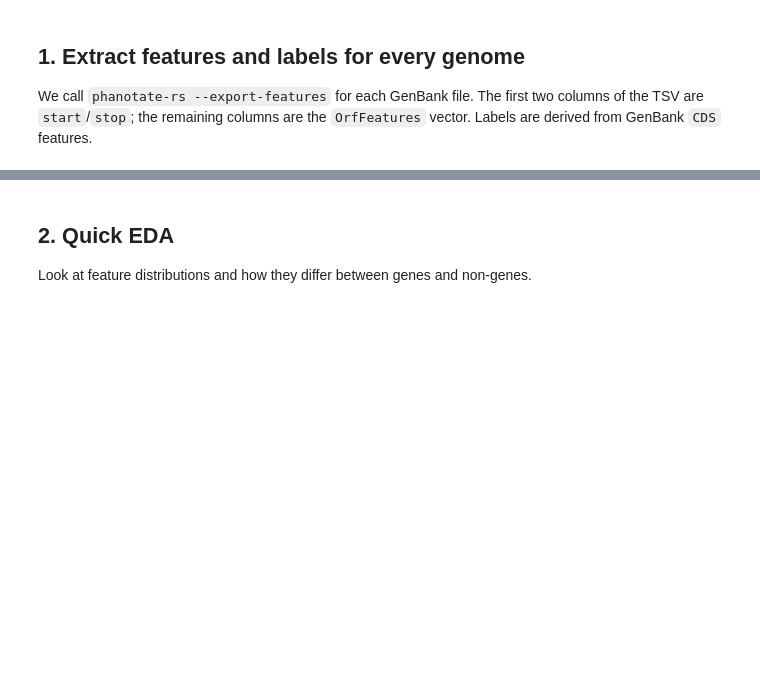
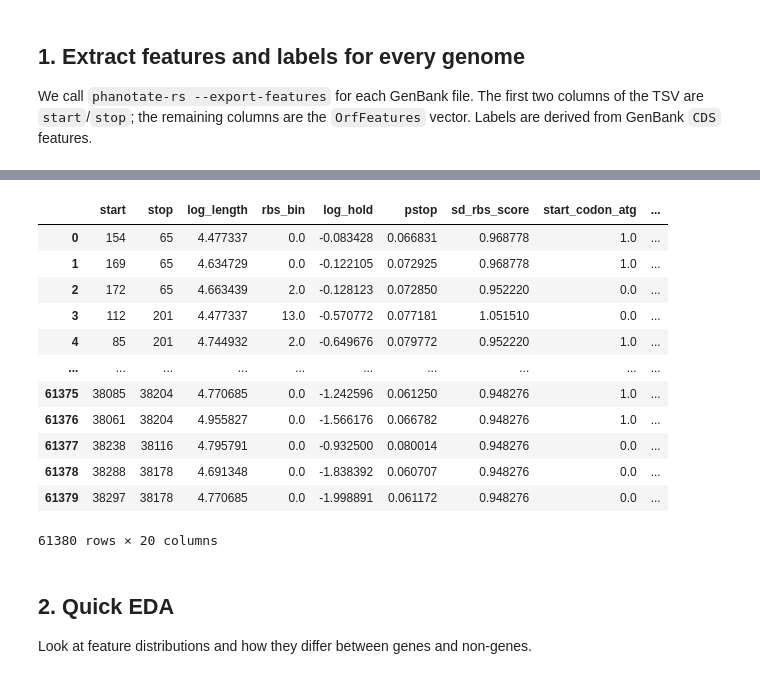
Before and after one commit to Yasas1994/PHANOTATE-rs, a Jupyter notebook: notebooks/01_orf_score_model.ipynb, the cells around one changed output, grey strips where cells are left out. Cells and saved outputs as stored; diff of their text form; code cells hidden in the pictures; blank space fills up the shorter version.

```diff
--- a/notebooks/01_orf_score_model.ipynb
+++ b/notebooks/01_orf_score_model.ipynb
@@ -31,31 +30,48 @@ import subprocess
 import sys
 import tempfile
 from pathlib import Path
+from tqdm import tqdm
 
 import numpy as np
 import pandas as pd
 from sklearn.linear_model import LogisticRegression
-from sklearn.ensemble import RandomForestClassifier
 from sklearn.metrics import precision_score, recall_score, f1_score, roc_auc_score, roc_curve, precision_recall_curve
 from sklearn.model_selection import KFold
+from xgboost import XGBClassifier
 import matplotlib.pyplot as plt
 import seaborn as sns
 
 # Allow importing the training-script helpers
-sys.path.insert(0, ".")
+sys.path.insert(0, "..")
 from scripts.train_orf_score_model import (
+    export_linear_to_onnx,
     parse_genbank,
     _majority_table,
-    _find_phanotate_binary,
     SUPPORTED_TABLES,
     FEATURE_NAMES,
+    NUM_FEATURES,
 )
+
+def _find_phanotate_binary() -> str:
+    """Locate the phanotate-rs binary, preferring release builds."""
+    candidates = [
+        "../target/release/phanotate-rs",
+        "../target/debug/phanotate-rs",
+        "phanotate-rs",
+    ]
+    for cand in candidates:
+        found = shutil.which(cand)
+        if found:
+            return found
+    raise RuntimeError(
+        "Could not find phanotate-rs binary. Build it with `cargo build --release`."
+    )
 
 BINARY = _find_phanotate_binary()
 print("Using binary:", BINARY)
 
 # Path to annotated GenBank files
-GENBANK_DIR = Path("tests/golden/annotgenomes")
+GENBANK_DIR = Path("../tests/golden/annotgenomes")
 if not GENBANK_DIR.exists():
     raise FileNotFoundError(f"Directory not found: {GENBANK_DIR}")
 
@@ -128,3 +156,19 @@ df.head()
+# %%
+df
+# %% [output]
+|  | start | stop | log_length | rbs_bin | log_hold | pstop | sd_rbs_score | start_codon_atg | ... |
+| 0 | 154 | 65 | 4.477337 | 0.0 | -0.083428 | 0.066831 | 0.968778 | 1.0 | ... |
+| 1 | 169 | 65 | 4.634729 | 0.0 | -0.122105 | 0.072925 | 0.968778 | 1.0 | ... |
+| 2 | 172 | 65 | 4.663439 | 2.0 | -0.128123 | 0.072850 | 0.952220 | 0.0 | ... |
+| 3 | 112 | 201 | 4.477337 | 13.0 | -0.570772 | 0.077181 | 1.051510 | 0.0 | ... |
+| 4 | 85 | 201 | 4.744932 | 2.0 | -0.649676 | 0.079772 | 0.952220 | 1.0 | ... |
+| ... | ... | ... | ... | ... | ... | ... | ... | ... | ... |
+| 61375 | 38085 | 38204 | 4.770685 | 0.0 | -1.242596 | 0.061250 | 0.948276 | 1.0 | ... |
+| 61376 | 38061 | 38204 | 4.955827 | 0.0 | -1.566176 | 0.066782 | 0.948276 | 1.0 | ... |
+| 61377 | 38238 | 38116 | 4.795791 | 0.0 | -0.932500 | 0.080014 | 0.948276 | 0.0 | ... |
+| 61378 | 38288 | 38178 | 4.691348 | 0.0 | -1.838392 | 0.060707 | 0.948276 | 0.0 | ... |
+| 61379 | 38297 | 38178 | 4.770685 | 0.0 | -1.998891 | 0.061172 | 0.948276 | 0.0 | ... |
+61380 rows × 20 columns
 # %% [markdown]
 ## 2. Quick EDA
 
```
Also changed, not shown: parts of 27 cells of this notebook, 2 other files.
